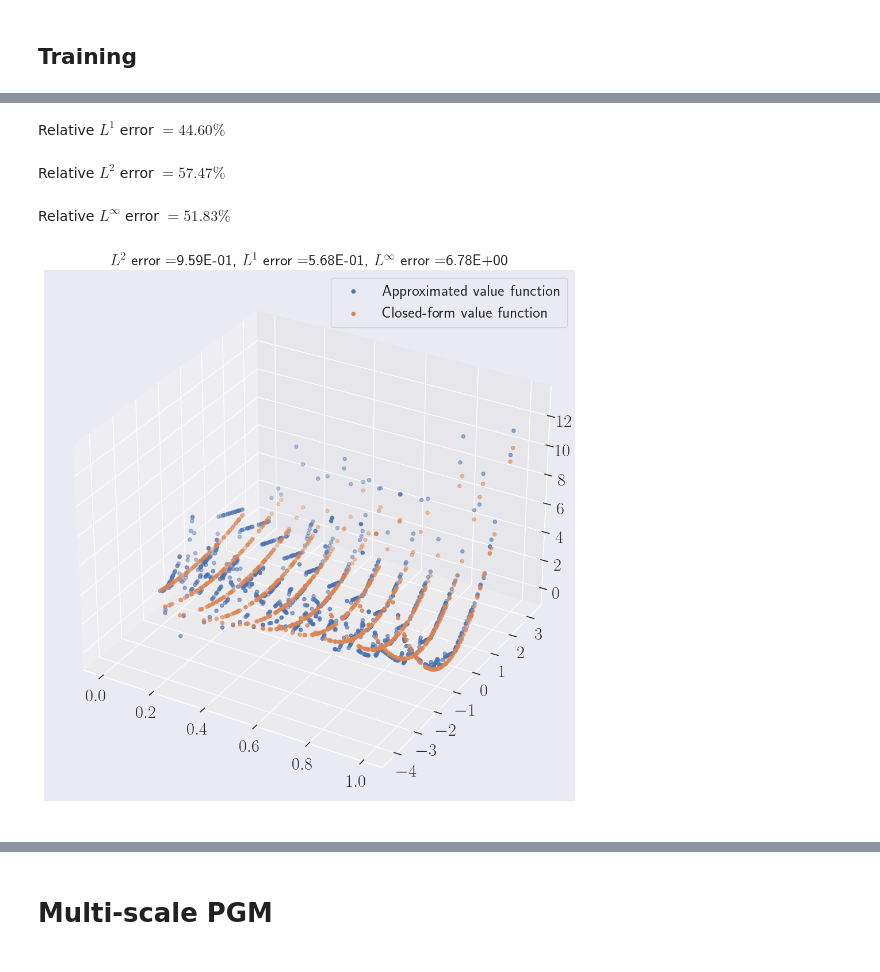
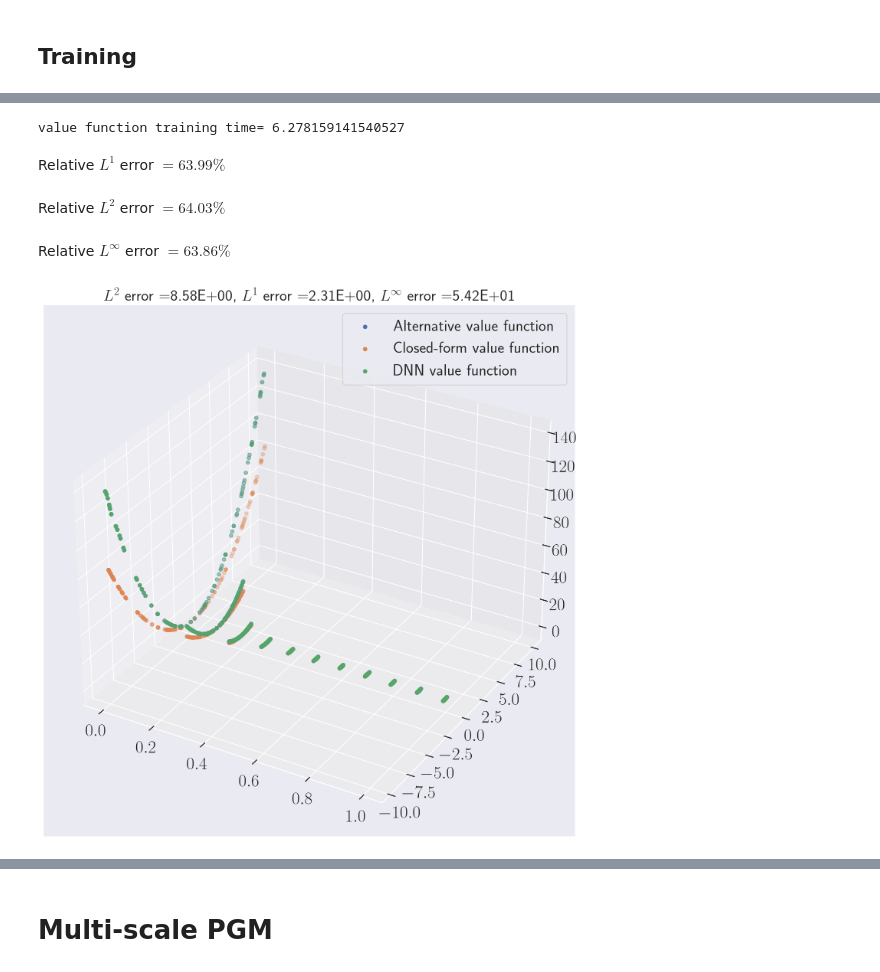
Before and after one commit to arashfahim/multiscale-PGM-for-stochastic-control, a Jupyter notebook: LQC/rewrite/LQC_Updated_v6.ipynb, the cells around one changed output, grey strips where cells are left out. Drawn from its saved outputs; the diff is of its cells as text; code cells hidden in the pictures.

```diff
--- a/LQC/rewrite/LQC_Updated_v6.ipynb
+++ b/LQC/rewrite/LQC_Updated_v6.ipynb
@@ -201,14 +216,36 @@ https://www.wolframalpha.com/input?i=%5Cint+1%2F%28%28e%5E%7Bat%7D%2B+c+e%5E%7Bb
 # %% [markdown]
 ## PGM parameters
 # %%
+# model_params = {
+#     'num_samples':100,
+#     'num_time_steps':20,
+#     'num_neurons_p':50,
+#     'num_neurons_v':10,
+#     'lr' : 8e-3,
+#     'num_epochs' : 3000,
+#     'xmin' : 0.,
+#     'xmax' : 1.,
+#     'intervals' : None # a list of numbers between 0 to num_intervals-1
+#     }
+# model_params = {
+#     'num_samples':100,
+#     'num_time_steps':10,
+#     'num_neurons_p':50,
+#     'num_neurons_v':10,
+#     'lr' : 8e-3,
+#     'num_epochs' : 3000,
+#     'xmin' : -1.,
+#     'xmax' : 1.,
+#     'intervals' : None # a list of numbers between 0 to num_intervals-1
+#     }
 model_params = {
-    'num_samples':500,
-    'num_time_steps': 20,
+    'num_samples':100,
+    'num_time_steps':10,
     'num_neurons_p':50,
     'num_neurons_v':10,
     'lr' : 8e-3,
     'num_epochs' : 3000,
-    'xmin' : -2.,
-    'xmax' : 2.,
+    'xmin' : -10.,
+    'xmax' : 10.,
     'intervals' : None # a list of numbers between 0 to num_intervals-1
     }
@@ -444,23 +498,27 @@ g.set_xlabel(r"$X_0$");
+# %%
+lqsc.train_val_fnc(num_epochs=12000)
+# %% [output]
+value function training time= 6.278159141540527
 # %%
 xyz = torch.concat((lqsc.path,lqsc(lqsc.path).unsqueeze(-1)),dim=1).clone().detach().numpy()
+v = lqsc.value(lqsc.path).unsqueeze(-1).clone().detach().numpy()
+fig = plt.figure(figsize=(12, 12), dpi=150)
+ax = fig.add_subplot(projection='3d')
+ax.scatter(xyz[:,0], xyz[:,1], xyz[:,2],label='Alternative value function')
+ax.scatter(xyz[:,0], xyz[:,1], solution(xyz[:,0:2]),label='Closed-form value function')
+ax.scatter(xyz[:,0], xyz[:,1], v,label='DNN value function')
 
-fig = plt.figure(figsize=(12, 12))
-ax = fig.add_subplot(projection='3d')
-ax.scatter(xyz[:,0], xyz[:,1], xyz[:,2],label='Approximated value function')
-ax.scatter(xyz[:,0], xyz[:,1], solution(xyz[:,0:2]),label='Closed-form value function')
 ax.set_title(r"$L^2$ error ={:.2E}, $L^1$ error ={:.2E},  $L^\infty$ error ={:.2E}".format(np.sqrt(np.mean(np.power(solution(xyz[:,0:2])-xyz[:,2],2))),
                                                                                            np.mean(np.abs(solution(xyz[:,0:2])-xyz[:,2])),
                                                                                            np.max(np.abs(solution(xyz[:,0:2])-xyz[:,2]))
                                                                                            ), fontsize=20)
 # ax.view_init(elev=30, azim=45, roll=0)
 ax.legend(prop=font);
 display(Markdown(r"Relative $L^1$ error $= {:.2f}\%$".format(np.mean(np.abs(solution(xyz[:,0:2])-xyz[:,2]))/np.mean(np.abs(solution(xyz[:,0:2])))*100)))
 display(Markdown(r"Relative $L^2$ error $= {:.2f}\%$".format(np.sqrt(np.mean(np.power(solution(xyz[:,0:2])-xyz[:,2],2)))/np.sqrt(np.mean(np.power(solution(xyz[:,0:2]),2)))*100)))
 display(Markdown(r"Relative $L^\infty$ error $= {:.2f}\%$".format(np.max(np.abs(solution(xyz[:,0:2])-xyz[:,2]))/np.max(np.abs(solution(xyz[:,0:2])))*100)))
 # %% [output]
-Relative $L^1$ error $= 44.60\%$
+Relative $L^1$ error $= 63.99\%$
-Relative $L^2$ error $= 57.47\%$
+Relative $L^2$ error $= 64.03\%$
-Relative $L^\infty$ error $= 51.83\%$
+Relative $L^\infty$ error $= 63.86\%$
-[figure, old version]
+[figure, new version]
-# %% [markdown]
-<!-- # Multi-scale PGM -->
```
Also changed, not shown: parts of 21 cells of this notebook, 18 other files.
